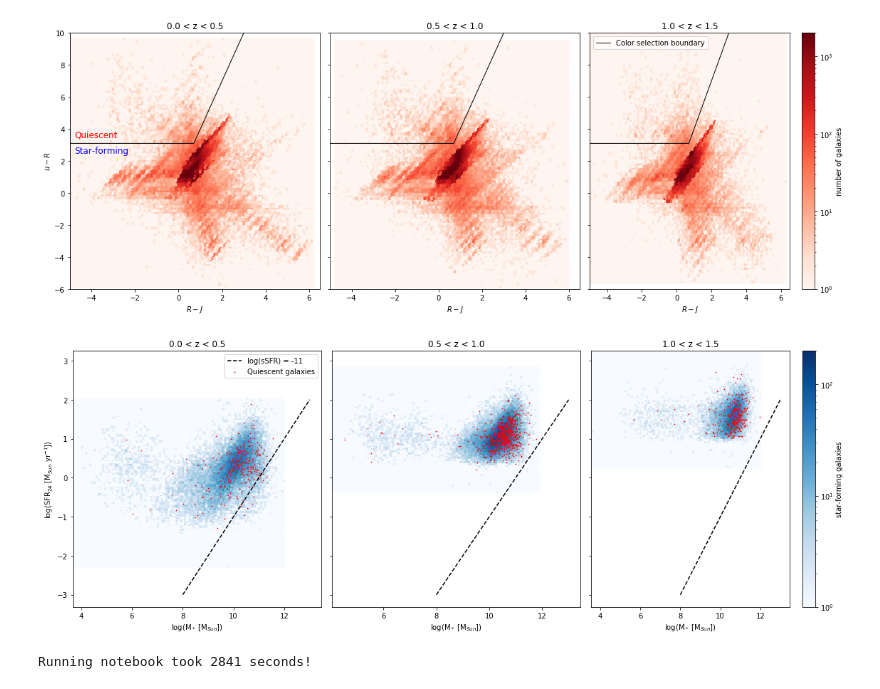
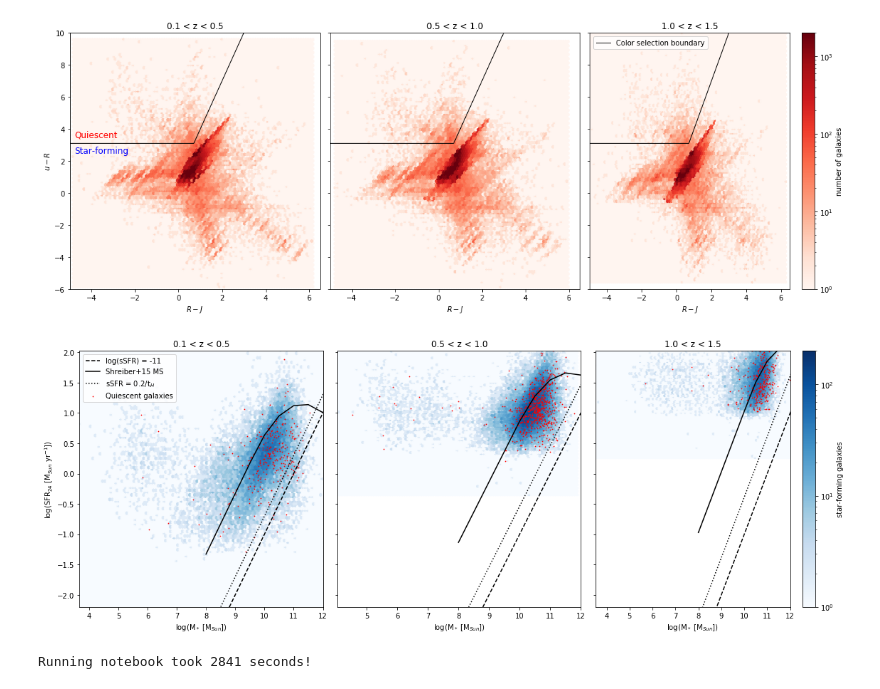
Before and after one commit to Bruno-Rodriguez/quiescent-galaxy, a Jupyter notebook: galaxies_select_SFR_pd.ipynb, the cells around one changed output. Cells and saved outputs as stored; diff of their text form; code cells hidden in the pictures.

```diff
--- a/galaxies_select_SFR_pd.ipynb
+++ b/galaxies_select_SFR_pd.ipynb
@@ -82,7 +109,7 @@ We can also check the distribution of galaxies according to their flux and magni
 def uJyToAB(fluxuJy):
     '''Converts flux in micro Jansky to AB magnitude, with a zeropoint of ~ 3631 Jansky
     Conversion taken from www.star.bristol.ac.uk/~mbt/stilts/sun256/uk.ac.starlink.ttools.func.Fluxes.html'''
-    return 2.5*(23+6-np.log10(fluxuJy))-48.6
+    return 23.9-2.5*np.log10(fluxuJy) #2.5*(23+6-np.log10(fluxuJy))-48.6
 # %%
 fig, ax = plt.subplots(1,2,figsize=(12,6))
 # Plotting Ks flux histogram
@@ -426,0 +555,10 @@ plt.show()
+# %%
+## Schreiber+15 Main sequence
+fig, axs = plt.subplots(figsize=(8,8))
+m = np.arange(8,12.5,0.5)-9
+z = np.array([0.5,0.95,1.5,2.15,3.0,4.25])
+for zobj in z:
+    r = np.log10(1+zobj)
+    logSFR = m - 0.5 + (1.5 * r)  - 0.3 * (np.fmax(m - 0.36-2.5*r,np.zeros(len(m))))**2
+    axs.plot( m+9, logSFR, ls='-', c='k', label=f'MS at ${zobj}$ (S15)')
+plt.show()
@@ -427,8 +569,9 @@ plt.show()
 # %%
+m = np.arange(8,12.5,0.5)-9
 fig1, ax1 = plt.subplots(1,3,sharey='row',figsize=(16,6))
 #fig1.suptitle('Stellar mass vs SFR for different redshift bins')
 fig1.subplots_adjust(wspace=0)
-for n, zmin, zmax in zip([0,1,2],[0.0,0.5,1.0],[0.5,1.0,1.5]):
+for n, zmin, zmax in zip([0,1,2],[0.1,0.5,1.0],[0.5,1.0,1.5]):
     ax1[n].set_xlabel("log(M$_*$ [M$_{Sun}$])",fontsize=10)
     hb = ax1[n].hexbin(bootes.loc[(bootes['Z_BEST']>=zmin)&(bootes['Z_BEST']<zmax)&(~bootes['quiescent'])&(bootes['F_MIPS_24']>5*bootes['upperF24'])&(bootes['F_MIPS_24']>5*bootes['lowerF24']),'Mass_median'],
                    np.log10(bootes.loc[(bootes['Z_BEST']>=zmin)&(bootes['Z_BEST']<zmax)&(~bootes['quiescent'])&(bootes['F_MIPS_24']>5*bootes['upperF24'])&(bootes['F_MIPS_24']>5*bootes['lowerF24']),'SFR_24']),
@@ -437,10 +580,14 @@ for n, zmin, zmax in zip([0,1,2],[0.0,0.5,1.0],[0.5,1.0,1.5]):
                    np.log10(bootes.loc[(bootes['Z_BEST']>=zmin)&(bootes['Z_BEST']<zmax)&(bootes['quiescent'])&(bootes['F_MIPS_24']>5*bootes['upperF24'])&(bootes['F_MIPS_24']>5*bootes['lowerF24']),'SFR_24']),
                    s=0.5,color='r',label='Quiescent galaxies')
     ax1[n].plot([8,13],[-3,2],'--',color='k',label='log(sSFR) = -11')
-    #ax1[n].set_xlim(xmin=10.7,xmax=13)
-    #ax1[n].set_ylim(ymin=-3,ymax=7)
+    ax1[n].set_xlim(xmax=12)
+    ax1[n].set_ylim(ymin=-2.2)
     ax1[n].set_title(f"{zmin} < z < {zmax}")
-
+    r = np.log10(1+(zmin+zmax)/2)
+    logSFR = m - 0.5 + (1.5 * r)  - 0.3 * (np.fmax(m - 0.36-2.5*r,np.zeros(len(m))))**2
+    ax1[n].plot(m+9, logSFR, ls='-', c='k', label=f'Shreiber+15 MS')
+    age_factor = np.log10(0.2/cosmo.age((zmin+zmax)/2).value)-9
+    ax1[n].plot([8,13],[8+age_factor,13+age_factor],':',color='k',label='sSFR = 0.2/t$_{H}$')
 cb = fig1.colorbar(hb, ax=ax1[2])
 cb.set_label('star-forming galaxies')
 ax1[0].set_ylabel("log(SFR$_{24}$ [M$_{Sun}$ yr$^{-1}$])",fontsize=10)
@@ -540,8 +693,7 @@ Fraction of star-forming galaxies with MIPS S/N > 5: 12.02%
 # %%
 fig1, ax1 = plt.subplots(1,3,sharey='row',figsize=(16,6))
-#fig1.suptitle('Color-color diagrams for different redshift bins')
 fig1.subplots_adjust(wspace=0)
-for n, zmin, zmax in zip([0,1,2],[0.0,0.5,1.0],[0.5,1.0,1.5]):
+for n, zmin, zmax in zip([0,1,2],[0.1,0.5,1.0],[0.5,1.0,1.5]):
     ax1[n].set_xlabel(f"${filter2}-{filter3}$",fontsize=10)
     xdata = bootes.loc[(bootes['Z_BEST']>=zmin)&(bootes['Z_BEST']<zmax),'RJ']
     ydata = bootes.loc[(bootes['Z_BEST']>=zmin)&(bootes['Z_BEST']<zmax),'uR']
@@ -562,29 +714,33 @@ plt.show()
 [figure]
 # %%
 fig1, ax1 = plt.subplots(1,3,sharey='row',figsize=(16,6))
-#fig1.suptitle('Stellar mass vs SFR for different redshift bins')
 fig1.subplots_adjust(wspace=0)
-for n, zmin, zmax in zip([0,1,2],[0.0,0.5,1.0],[0.5,1.0,1.5]):
+for n, zmin, zmax in zip([0,1,2],[0.1,0.5,1.0],[0.5,1.0,1.5]):
     ax1[n].set_xlabel("log(M$_*$ [M$_{Sun}$])",fontsize=10)
     hb = ax1[n].hexbin(bootes.loc[(bootes['Z_BEST']>=zmin)&(bootes['Z_BEST']<zmax)&(~bootes['quiescent'])&(bootes['F_MIPS_24']>5*bootes['upperF24'])&(bootes['F_MIPS_24']>5*bootes['lowerF24']),'Mass_median'],
                    np.log10(bootes.loc[(bootes['Z_BEST']>=zmin)&(bootes['Z_BEST']<zmax)&(~bootes['quiescent'])&(bootes['F_MIPS_24']>5*bootes['upperF24'])&(bootes['F_MIPS_24']>5*bootes['lowerF24']),'SFR_24']),
                    cmap='Blues',bins='log',vmax=200)
     ax1[n].scatter(bootes.loc[(bootes['Z_BEST']>=zmin)&(bootes['Z_BEST']<zmax)&(bootes['quiescent'])&(bootes['F_MIPS_24']>5*bootes['upperF24'])&(bootes['F_MIPS_24']>5*bootes['lowerF24']),'Mass_median'],
                    np.log10(bootes.loc[(bootes['Z_BEST']>=zmin)&(bootes['Z_BEST']<zmax)&(bootes['quiescent'])&(bootes['F_MIPS_24']>5*bootes['upperF24'])&(bootes['F_MIPS_24']>5*bootes['lowerF24']),'SFR_24']),
                    s=0.5,color='r',label='Quiescent galaxies')
     ax1[n].plot([8,13],[-3,2],'--',color='k',label='log(sSFR) = -11')
-    #ax1[n].set_xlim(xmin=10.7,xmax=13)
-    #ax1[n].set_ylim(ymin=-3,ymax=7)
+    ax1[n].set_xlim(xmax=12)
+    ax1[n].set_ylim(ymin=-2.2)
     ax1[n].set_title(f"{zmin} < z < {zmax}")
+    r = np.log10(1+(zmin+zmax)/2)
+    logSFR = m - 0.5 + (1.5 * r)  - 0.3 * (np.fmax(m - 0.36-2.5*r,np.zeros(len(m))))**2
+    ax1[n].plot(m+9, logSFR, ls='-', c='k', label=f'Shreiber+15 MS')
+    age_factor = np.log10(0.2/cosmo.age((zmin+zmax)/2).value)-9
+    ax1[n].plot([8,13],[8+age_factor,13+age_factor],':',color='k',label='sSFR = 0.2/t$_{H}$')
 
 cb = fig1.colorbar(hb, ax=ax1[2])
 cb.set_label('star-forming galaxies')
 ax1[0].set_ylabel("log(SFR$_{24}$ [M$_{Sun}$ yr$^{-1}$])",fontsize=10)
 ax1[0].legend(numpoints=1, loc='best')
 fig1.tight_layout()
 plt.show()
 # %% [output]
-[figure, old version]
+[figure, new version]
 # %%
 end_time=time()
 print("Running notebook took {:.4g} seconds!".format(end_time-start_time))
```
Also changed, not shown: parts of 30 cells of this notebook.
